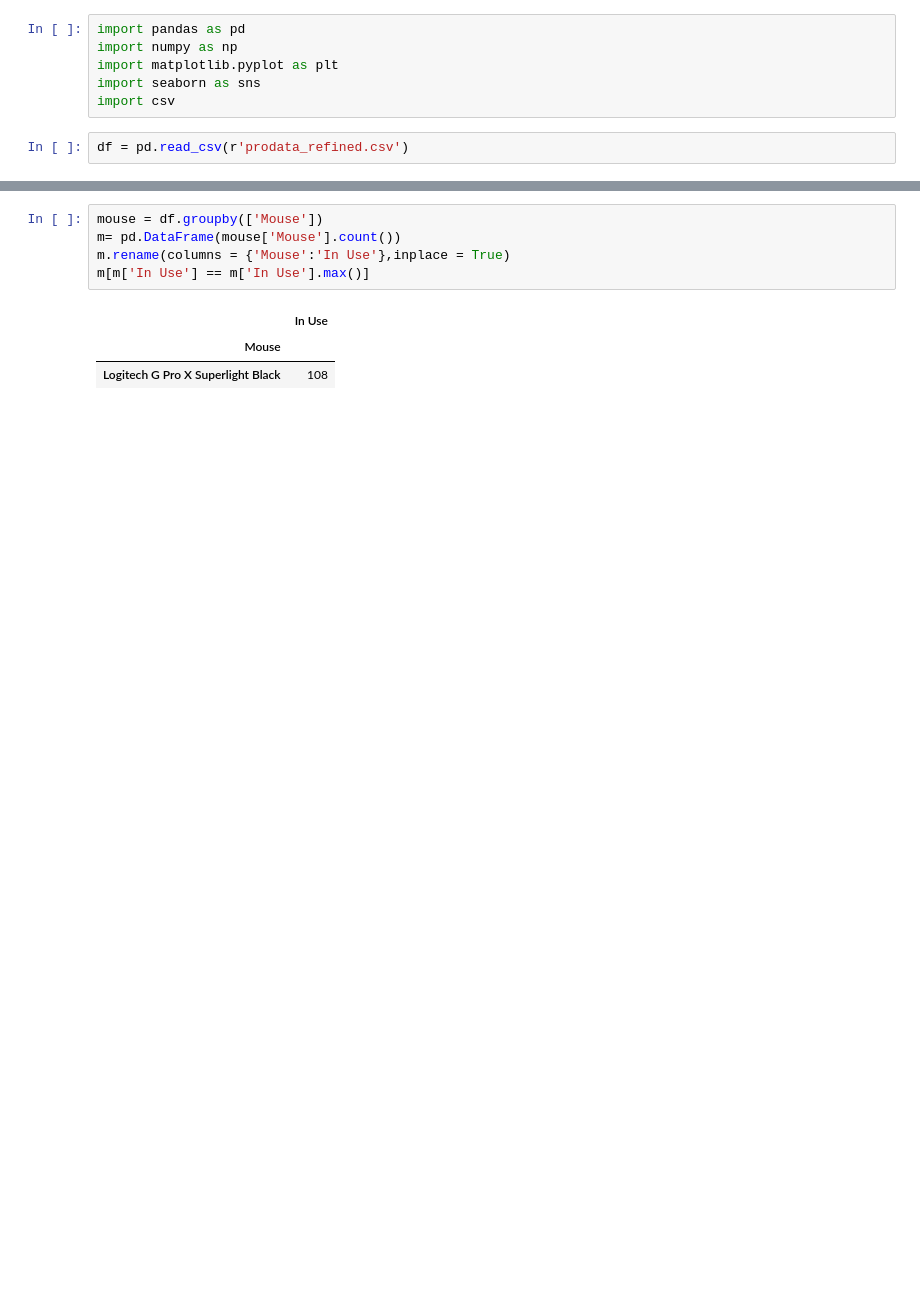
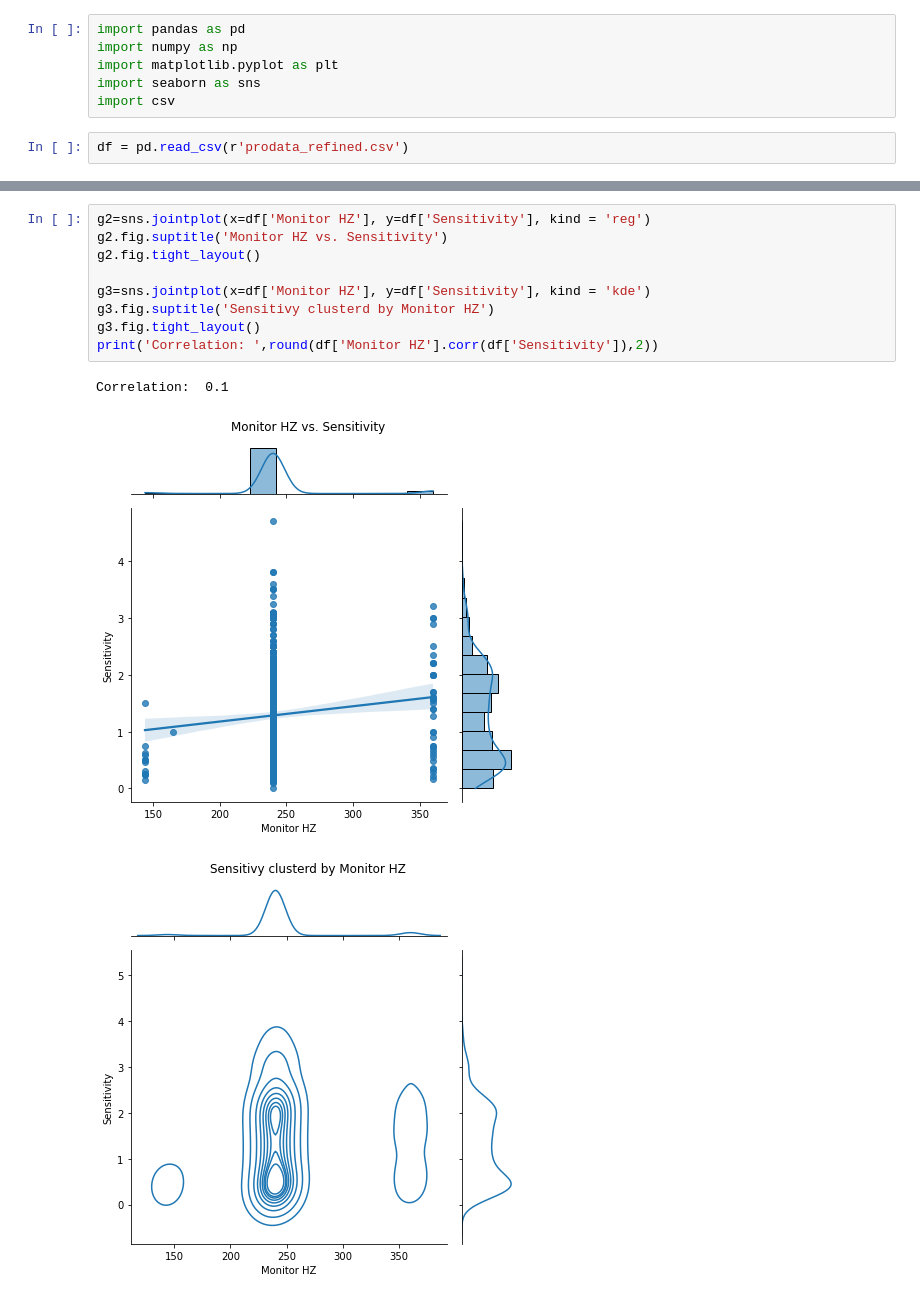
Before and after one commit to jacneeley/CompetitiveFPSData, a Jupyter notebook: Q3.ipynb, the cells around one changed output, grey strips where cells are left out. Drawn from its saved outputs; the diff is of its cells as text; blank space fills up the shorter version.

Commit message:
trends and consumer table

```diff
--- a/Q3.ipynb
+++ b/Q3.ipynb
@@ -57,9 +36,13 @@ df[df['Monitor HZ'] == 360]
-# %%
-mouse = df.groupby(['Mouse'])
-m= pd.DataFrame(mouse['Mouse'].count())
-m.rename(columns = {'Mouse':'In Use'},inplace = True)
-m[m['In Use'] == m['In Use'].max()]
-# %% [output]
-|  | In Use |
-| Mouse |  |
-| Logitech G Pro X Superlight Black | 108 |
+# %%
+g2=sns.jointplot(x=df['Monitor HZ'], y=df['Sensitivity'], kind = 'reg')
+g2.fig.suptitle('Monitor HZ vs. Sensitivity')
+g2.fig.tight_layout()
+
+g3=sns.jointplot(x=df['Monitor HZ'], y=df['Sensitivity'], kind = 'kde')
+g3.fig.suptitle('Sensitivy clusterd by Monitor HZ')
+g3.fig.tight_layout()
+print('Correlation: ',round(df['Monitor HZ'].corr(df['Sensitivity']),2))
+# %% [output]
+Correlation:  0.1
+[figure, added]
+[figure, added]
```
Also changed, not shown: parts of 5 cells of this notebook.
